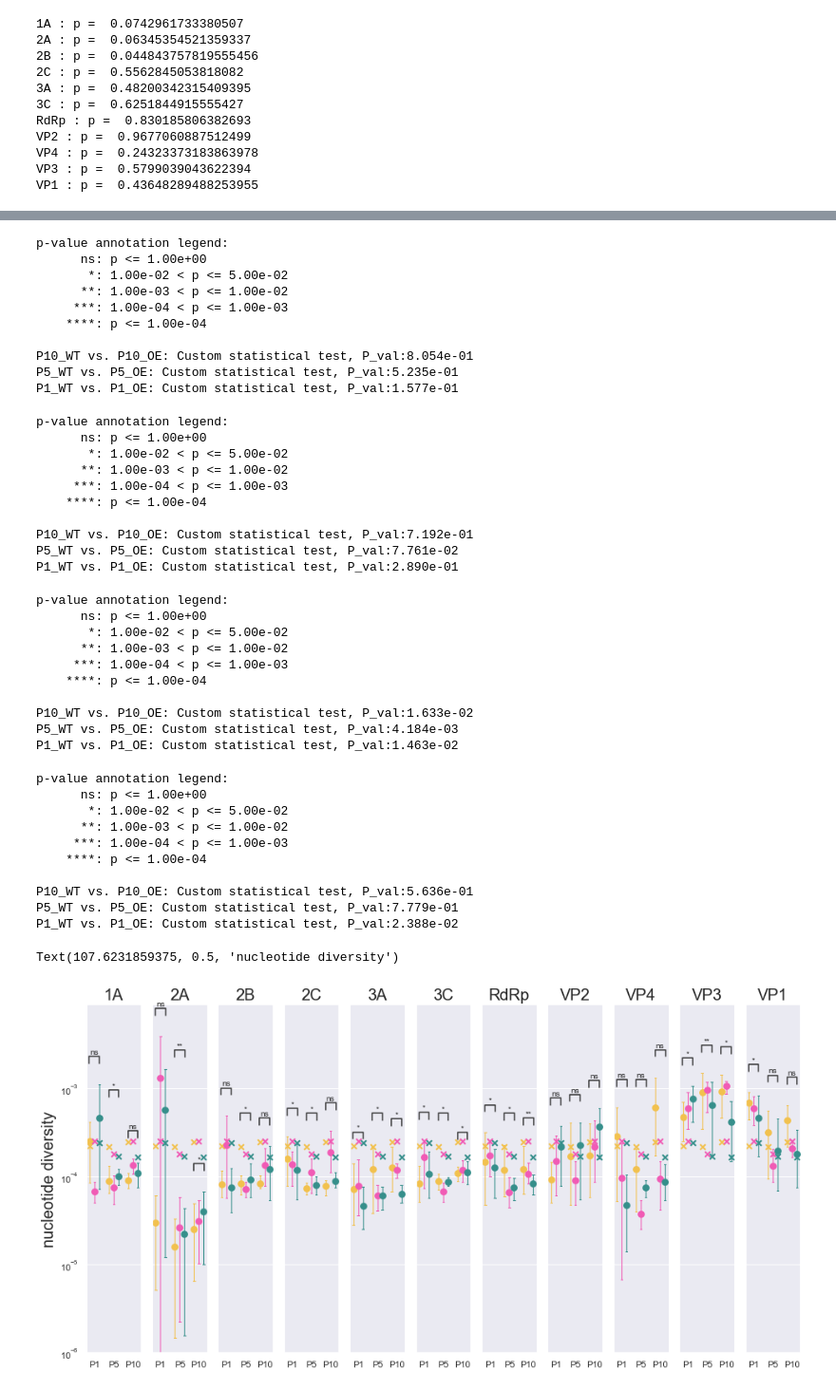
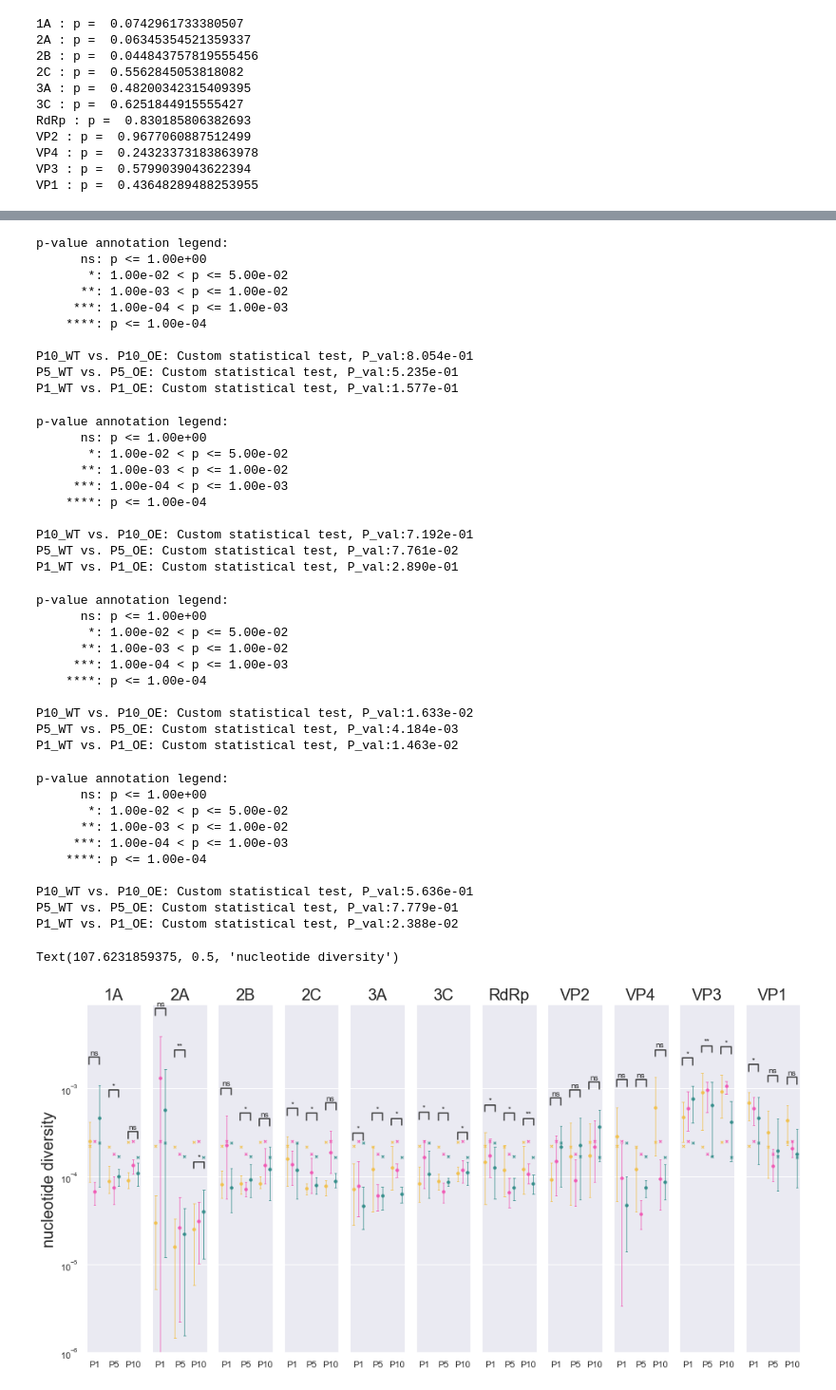
Before and after one commit to LaraFuhrmann/DCV-Evolution-Data-Processing, a Jupyter notebook: workflow/notebooks/Supplementary_Figure_3B_population_diversity_per_protein.ipynb, the cells around one changed output, grey strips where cells are left out. Shown: that part at 95% size. Cells and saved outputs as stored; diff of their text form; code cells hidden in the pictures.

Commit message:
updated visualizations

```diff
--- a/workflow/notebooks/Supplementary_Figure_3B_population_diversity_per_protein.ipynb
+++ b/workflow/notebooks/Supplementary_Figure_3B_population_diversity_per_protein.ipynb
@@ -140,9 +140,10 @@ for idx, protein in enumerate(protein_order):
             hue_order=genotype_order,
             palette=our_color_palette,
             order =passage_order,
-            errwidth=1.1,
+            errwidth=0.8,
             capsize=0.1,
             dodge=0.5,
+            scale = 0.5,
             legend=False
         )
 
@@ -158,9 +159,10 @@ for idx, protein in enumerate(protein_order):
             hue_order=genotype_order,
             order =passage_order,
             palette=our_color_palette,
-            errwidth=1.1,
+            errwidth=0.8,
             capsize=0.1,
             dodge=0.5,
+        scale = 0.5,
             legend=False
         )
     ax[idx].set_yscale('log')
@@ -287,32 +289,32 @@ p-value annotation legend:
       ns: p <= 1.00e+00
        *: 1.00e-02 < p <= 5.00e-02
       **: 1.00e-03 < p <= 1.00e-02
      ***: 1.00e-04 < p <= 1.00e-03
     ****: p <= 1.00e-04
 
 P10_WT vs. P10_OE: Custom statistical test, P_val:7.192e-01
 P5_WT vs. P5_OE: Custom statistical test, P_val:7.761e-02
 P1_WT vs. P1_OE: Custom statistical test, P_val:2.890e-01
 p-value annotation legend:
       ns: p <= 1.00e+00
        *: 1.00e-02 < p <= 5.00e-02
       **: 1.00e-03 < p <= 1.00e-02
      ***: 1.00e-04 < p <= 1.00e-03
     ****: p <= 1.00e-04
 
 P10_WT vs. P10_OE: Custom statistical test, P_val:1.633e-02
 P5_WT vs. P5_OE: Custom statistical test, P_val:4.184e-03
 P1_WT vs. P1_OE: Custom statistical test, P_val:1.463e-02
 p-value annotation legend:
       ns: p <= 1.00e+00
        *: 1.00e-02 < p <= 5.00e-02
       **: 1.00e-03 < p <= 1.00e-02
      ***: 1.00e-04 < p <= 1.00e-03
     ****: p <= 1.00e-04
 
 P10_WT vs. P10_OE: Custom statistical test, P_val:5.636e-01
 P5_WT vs. P5_OE: Custom statistical test, P_val:7.779e-01
 P1_WT vs. P1_OE: Custom statistical test, P_val:2.388e-02
 Text(107.6231859375, 0.5, 'nucleotide diversity')
-[figure, old version]
+[figure, new version]
 # %%
```
Also changed, not shown: parts of 1 cell of this notebook, 1 other file.
